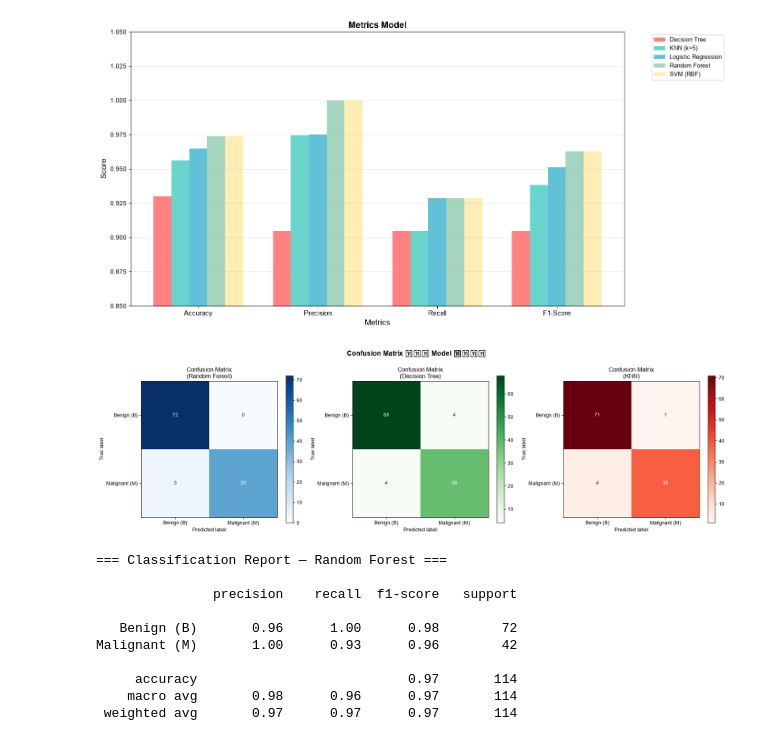
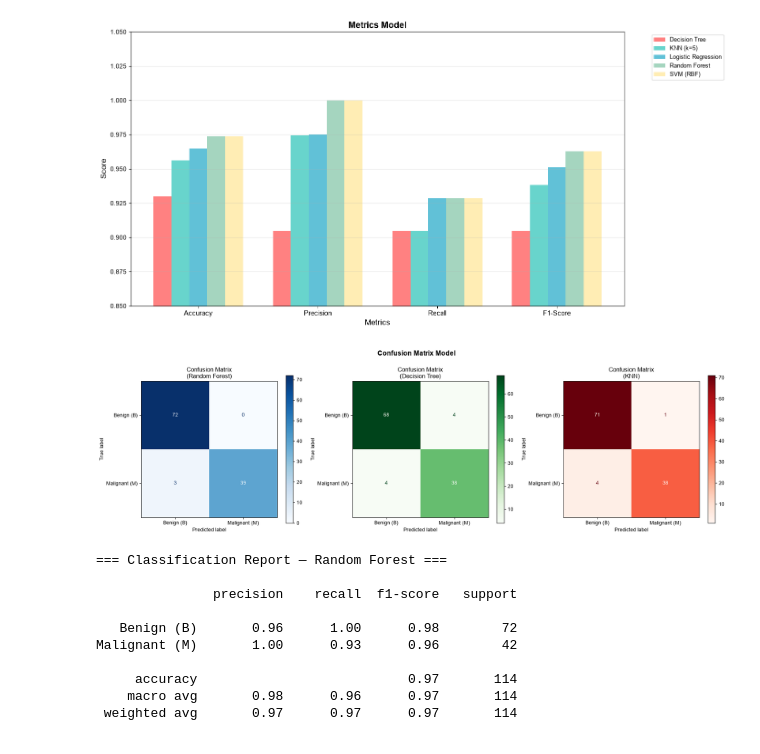
Before and after one commit to pasunim/DT514-Data-Classification-W5, a Jupyter notebook: W5_classification.ipynb, the cells around one changed output. Drawn from its saved outputs; the diff is of its cells as text; code cells hidden in the pictures.

```diff
--- a/W5_classification.ipynb
+++ b/W5_classification.ipynb
@@ -331,35 +331,35 @@ plt.show()
 # หา Model ที่ดีที่สุด (Highest Accuracy)
 best_model_name = max(results, key=lambda k: results[k]['Accuracy'])
 best_model = trained_models[best_model_name]
 
 y_pred_best = best_model.predict(X_test)
 
 # Confusion Matrix
 fig, axes = plt.subplots(1, 3, figsize=(18, 5))
 
 # 1. Confusion Matrix - Best Model
 cm = confusion_matrix(y_test, y_pred_best)
 disp = ConfusionMatrixDisplay(confusion_matrix=cm, display_labels=['Benign (B)', 'Malignant (M)'])
 disp.plot(ax=axes[0], cmap='Blues', values_format='d')
 axes[0].set_title(f'Confusion Matrix\n({best_model_name})')
 
 # 2. Confusion Matrix ของ Decision Tree
 cm_dt = confusion_matrix(y_test, trained_models['Decision Tree'].predict(X_test))
 disp_dt = ConfusionMatrixDisplay(confusion_matrix=cm_dt, display_labels=['Benign (B)', 'Malignant (M)'])
 disp_dt.plot(ax=axes[1], cmap='Greens', values_format='d')
 axes[1].set_title('Confusion Matrix\n(Decision Tree)')
 
 # 3. Confusion Matrix ของ KNN
 cm_knn = confusion_matrix(y_test, trained_models['KNN (k=5)'].predict(X_test))
 disp_knn = ConfusionMatrixDisplay(confusion_matrix=cm_knn, display_labels=['Benign (B)', 'Malignant (M)'])
 disp_knn.plot(ax=axes[2], cmap='Reds', values_format='d')
 axes[2].set_title('Confusion Matrix\n(KNN)')
 
-plt.suptitle('Confusion Matrix ของ Model ต่างๆ', fontsize=14, fontweight='bold', y=1.02)
+plt.suptitle('Confusion Matrix Model', fontsize=14, fontweight='bold', y=1.02)
 plt.tight_layout()
 plt.show()
 # %% [output]
-[figure, old version]
+[figure, new version]
 # %%
 # Section 5 ต่อ: Classification Report ของ Model ที่ดีที่สุด
 
```
Also changed, not shown: parts of 1 cell of this notebook.
